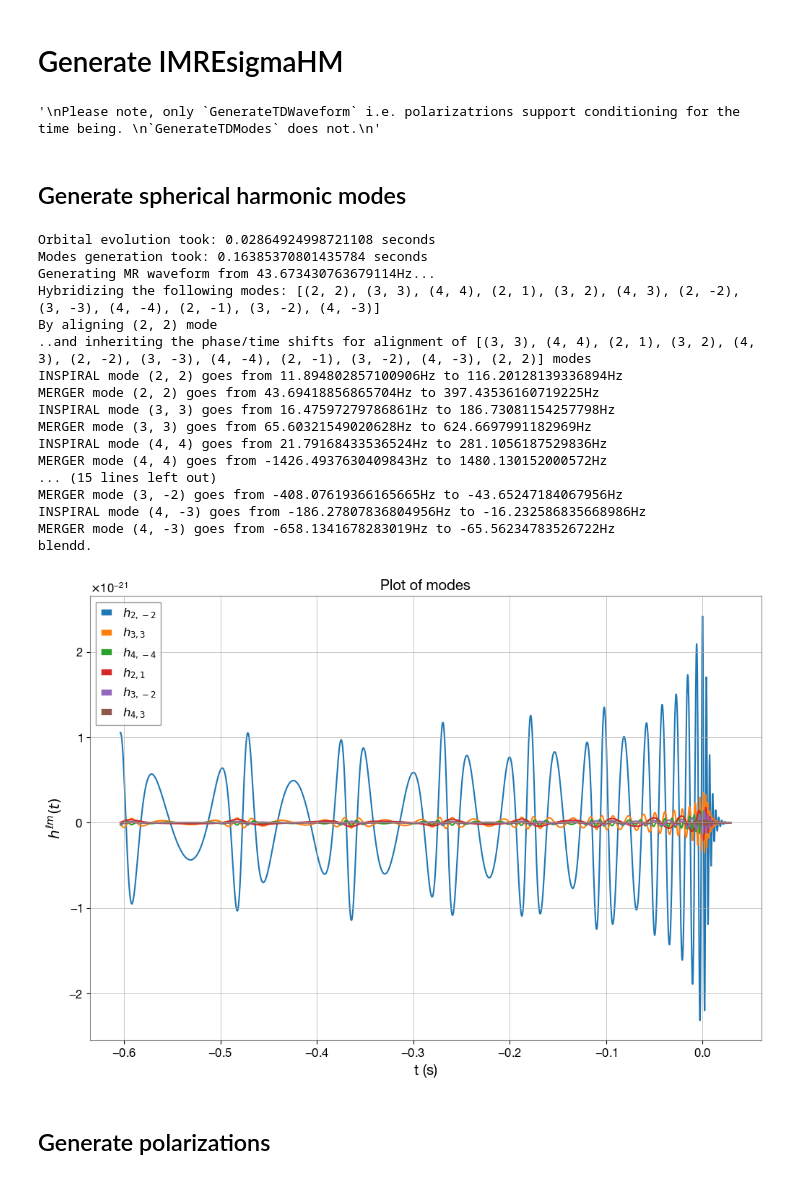
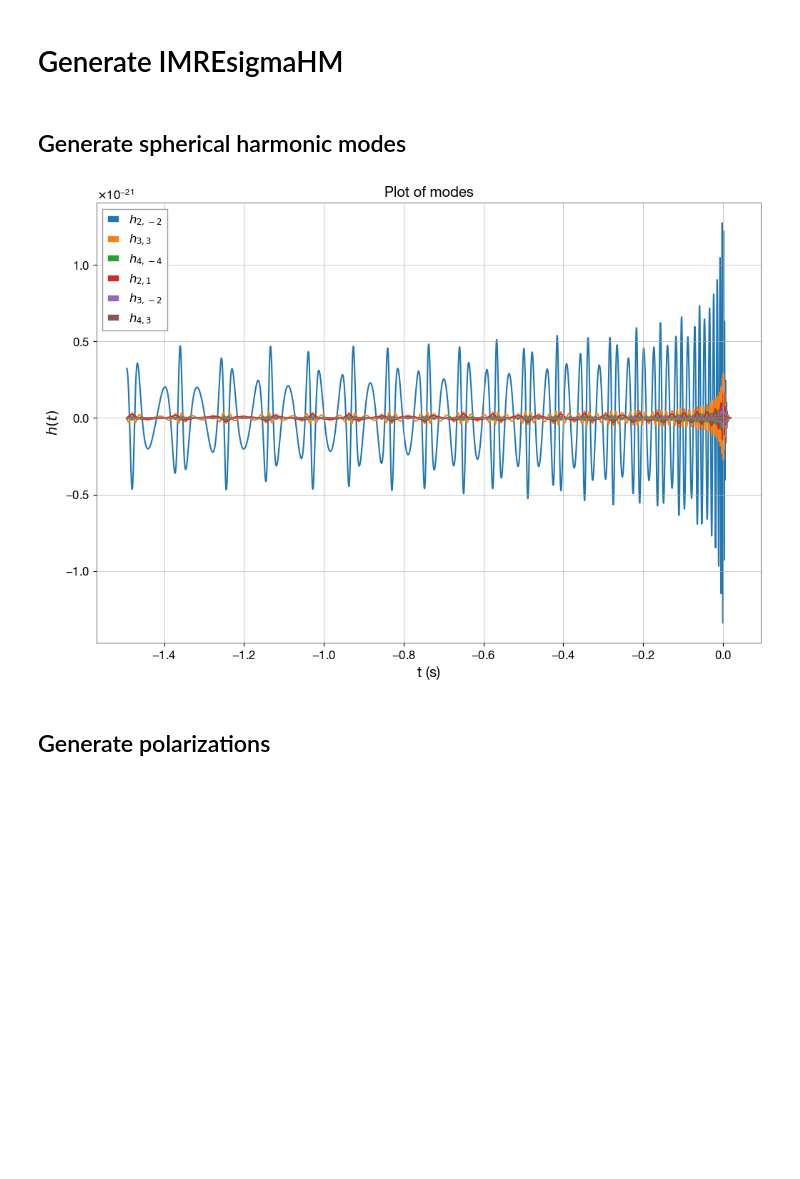
Before and after one commit to gwnrtools/esigmapy, a Jupyter notebook: notebooks/esigma_gwsignal.ipynb, the cells around one changed output. Drawn from its saved outputs; the diff is of its cells as text; code cells hidden in the pictures; blank space fills up the shorter version.

```diff
--- a/notebooks/esigma_gwsignal.ipynb
+++ b/notebooks/esigma_gwsignal.ipynb
@@ -32,8 +32,8 @@ No version information file '.version' found
 # Generate IMREsigmaHM
 # %%
 # start with the usual parameter definitions
-m1 = 40.*u.solMass
-m2 = 20.*u.solMass
+m1 = 30.*u.solMass
+m2 = 10.*u.solMass
 s1x = 0.0*u.dimensionless_unscaled # EsigmaHM does not supports precessing spins.
 s1y = 0.*u.dimensionless_unscaled
 s1z = 0.3*u.dimensionless_unscaled
@@ -50,7 +50,7 @@ inclination = np.pi/3.*u.rad
 phiRef = 1.3*u.rad
 eccentricity = 0.3*u.dimensionless_unscaled
 longAscNodes = 0.*u.rad
-meanPerAno = 30.*u.rad
+meanPerAno = np.pi/6.*u.rad
 
 ## EsigmaHM specific arguments
 
@@ -67,8 +67,7 @@ merger_ringdown_approximant="NRSur7dq4" # another choice is SEOBNRv4PHM
 return_hybridization_info=False
 return_orbital_params=False
 failsafe=True
-verbose=True
-condition=1 # 0 means no tapering
+verbose=False
 
 python_dict = {'mass1' : m1,
               'mass2' : m2,
@@ -101,49 +100,28 @@ python_dict = {'mass1' : m1,
               'return_orbital_params' : return_orbital_params,
               'failsafe' : failsafe,
               'verbose' : verbose,
-              'condition': condition}
-"""
-Please note, only `GenerateTDWaveform` i.e. polarizatrions support conditioning for the time being.
-`GenerateTDModes` does not.
-"""
+              'condition': 0}
+# keep condition to 0 always, even if you pass 1 EsigamHM does not support conditioning yet.
+# If you need it then you have to do it manually.
-# %% [output]
-'\nPlease note, only `GenerateTDWaveform` i.e. polarizatrions support conditioning for the time being. \n`GenerateTDModes` does not.\n'
 # %%
-gen = gwsignal_get_waveform_generator('IMREsigmaHM')
+gen = gwsignal_get_waveform_generator('IMRESIGMAHM')
 # %% [markdown]
 ## Generate spherical harmonic modes
 # %%
 hlm = wfm.GenerateTDModes(python_dict, gen)
 plt.figure(figsize=(12,8))
 plt.plot(hlm[(2,-2)] , label=r'$h_{2,-2}$')
 plt.plot(hlm[(3,3)] , label=r'$h_{3,3}$')
 plt.plot(hlm[(4,-4)] , label=r'$h_{4,-4}$')
 plt.plot(hlm[(2,1)] , label=r'$h_{2,1}$')
 plt.plot(hlm[(3,-2)] , label=r'$h_{3,-2}$')
 plt.plot(hlm[(4,3)] , label=r'$h_{4,3}$')
 plt.xlabel(r't (s)')
-plt.ylabel(r'$h^{\ell m}(t)$')
+plt.ylabel(r'$h(t)$')
 plt.title(r'Plot of modes')
 plt.legend(loc='best');
 # %% [output]
-Orbital evolution took: 0.02864924998721108 seconds
-Modes generation took: 0.16385370801435784 seconds
-Generating MR waveform from 43.673430763679114Hz...
-Hybridizing the following modes: [(2, 2), (3, 3), (4, 4), (2, 1), (3, 2), (4, 3), (2, -2), (3, -3), (4, -4), (2, -1), (3, -2), (4, -3)]
-By aligning (2, 2) mode
-..and inheriting the phase/time shifts for alignment of [(3, 3), (4, 4), (2, 1), (3, 2), (4, 3), (2, -2), (3, -3), (4, -4), (2, -1), (3, -2), (4, -3), (2, 2)] modes
-INSPIRAL mode (2, 2) goes from 11.894802857100906Hz to 116.20128139336894Hz
-MERGER mode (2, 2) goes from 43.69418856865704Hz to 397.43536160719225Hz
-INSPIRAL mode (3, 3) goes from 16.47597279786861Hz to 186.73081154257798Hz
-MERGER mode (3, 3) goes from 65.60321549020628Hz to 624.6697991182969Hz
-INSPIRAL mode (4, 4) goes from 21.79168433536524Hz to 281.1056187529836Hz
-MERGER mode (4, 4) goes from -1426.4937630409843Hz to 1480.130152000572Hz
-... (15 lines left out)
-MERGER mode (3, -2) goes from -408.07619366165665Hz to -43.65247184067956Hz
-INSPIRAL mode (4, -3) goes from -186.27807836804956Hz to -16.232586835668986Hz
-MERGER mode (4, -3) goes from -658.1341678283019Hz to -65.56234783526722Hz
-blendd.
-[figure, old version]
+[figure, new version]
 # %% [markdown]
 ## Generate polarizations
 # %%
```
Also changed, not shown: parts of 6 cells of this notebook.
